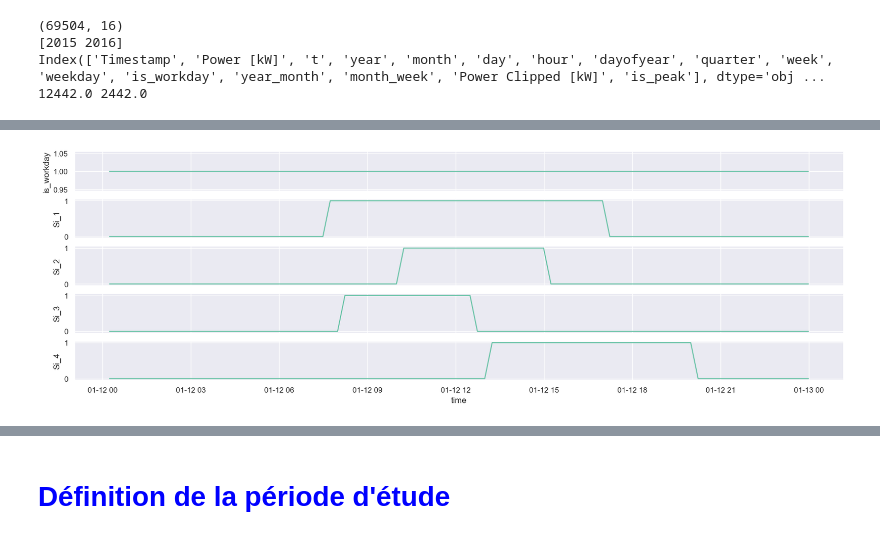
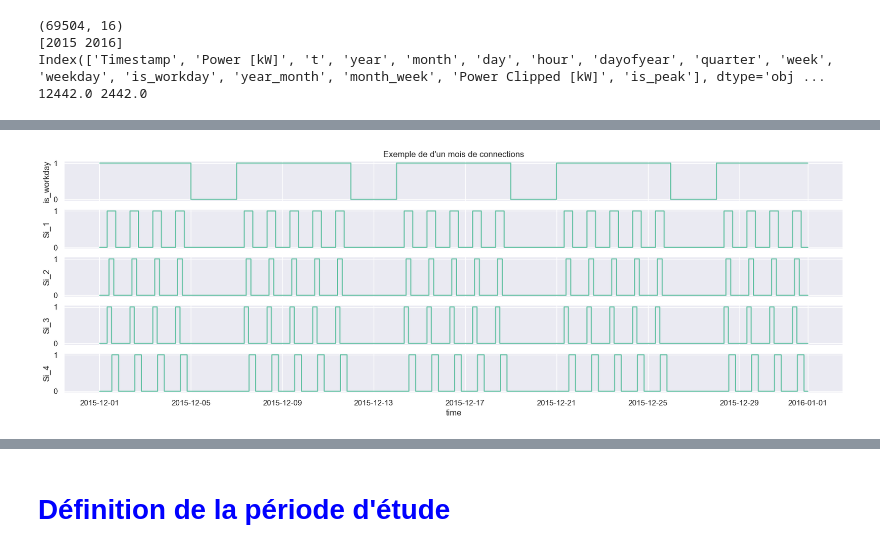
Before and after one commit to cimadure/ene8230, a Jupyter notebook: project.ipynb, the cells around one changed output, grey strips where cells are left out. Cells and saved outputs as stored; diff of their text form; code cells hidden in the pictures.

```diff
--- a/project.ipynb
+++ b/project.ipynb
@@ -70,29 +112,25 @@ df['time'] = df.index
 # %%
-en = df[(df['dayofyear'] == 12) & (df['year'] == 2015)]
+en = df[(df['month'] == 12) & (df['year'] == 2015)]
 
 sig = generate_Si(df,
-                 start=['07:30', '10:00', '08:00', '13:00'],
+                 start=['08:00', '10:00', '08:00', '13:00'],
                  stop=['17:00', '15:00', '12:30', '20:00'],name='Si_')
+
+print(sig.head())
 
 en = pd.concat([en, sig], axis=1)
 
-title = "Connections lors d'une journée"
+title = "Exemple de d'un mois de connections"
 what= 'time'
 
 sns.set_theme(style="darkgrid",palette='Set2')
 
 fig, axs = plt.subplots(nrows=5, figsize=figure_size, sharex=True)
-g = sns.lineplot(x=what, y='is_workday', estimator='max', data=en,  ax=axs[0])
-g = sns.lineplot(x=what, y='Si_1', estimator='max', data=en, ax=axs[1])
-g = sns.lineplot(x=what, y='Si_2', estimator='max', data=en, ax=axs[2])
-g = sns.lineplot(x=what, y='Si_3', estimator='max', data=en, ax=axs[3])
-g = sns.lineplot(x=what, y='Si_4', estimator='max', data=en, ax=axs[4])
-for char in invalid:
-	filename = title.replace(char, '_')+'.png'
-filename = Path(save_dir,filename)
-plt.show()
-fig.savefig(filename, format='png', dpi=100, bbox_inches='tight')
-
+g = sns.lineplot(x=what, y='is_workday', estimator='max', data=en,  ax=axs[0], drawstyle="steps")
+g = sns.lineplot(x=what, y='Si_1', estimator='max', data=en, ax=axs[1], drawstyle="steps")
+g = sns.lineplot(x=what, y='Si_2', estimator='max', data=en, ax=axs[2], drawstyle="steps")
+g = sns.lineplot(x=what, y='Si_3', estimator='max', data=en, ax=axs[3], drawstyle="steps")
+g = sns.lineplot(x=what, y='Si_4', estimator='max', data=en, ax=axs[4], drawstyle="steps")
 
 for char in invalid:
 	filename = title.replace(char, '_')+'.png'
@@ -105 +150 @@ fig.savefig(filename, format='png', dpi=100, bbox_inches='tight')
-[figure, old version]
+[figure, new version]
```
Also changed, not shown: parts of 7 cells of this notebook.
